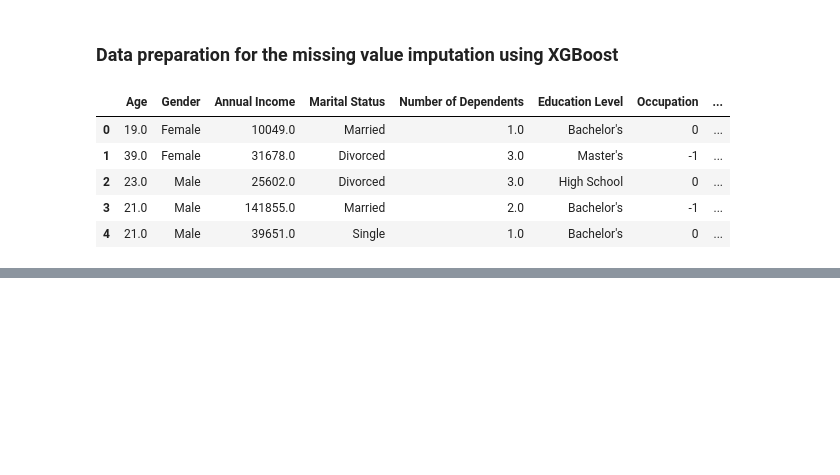
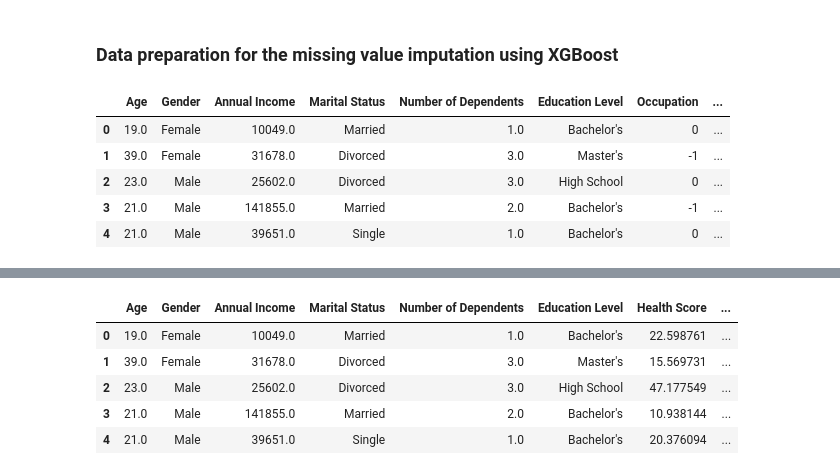
Before and after one commit to 1Anand1/Kaggle_Playground_Series_Season_4_Episode_12_Regression_with_an_Insurance_Dataset, a Jupyter notebook: regression_with_insurnace_dataset.ipynb, the cells around one changed output, grey strips where cells are left out. Cells and saved outputs as stored; diff of their text form; code cells hidden in the pictures; blank space fills up the shorter version.

Commit message:
Completed the missing value imputation & now the dataframe is ready for the EDA.

```diff
--- a/regression_with_insurnace_dataset.ipynb
+++ b/regression_with_insurnace_dataset.ipynb
@@ -307,3 +307,13 @@ y_occu_test=xgb_occu.predict(df_occu_test)
 # %%
 # Now adding the y_occu_test directly into the df_train
 df_train.loc[df_train['Occupation']==-1,'Occupation']=y_occu_test
+# %%
+# Checking the first 5 rows of df_prev_claim
+df_prev_claim.head()
+# %% [output]
+|  | Age | Gender | Annual Income | Marital Status | Number of Dependents | Education Level | Health Score | ... |
+| 0 | 19.0 | Female | 10049.0 | Married | 1.0 | Bachelor's | 22.598761 | ... |
+| 1 | 39.0 | Female | 31678.0 | Divorced | 3.0 | Master's | 15.569731 | ... |
+| 2 | 23.0 | Male | 25602.0 | Divorced | 3.0 | High School | 47.177549 | ... |
+| 3 | 21.0 | Male | 141855.0 | Married | 2.0 | Bachelor's | 10.938144 | ... |
+| 4 | 21.0 | Male | 39651.0 | Single | 1.0 | Bachelor's | 20.376094 | ... |
```
Also changed, not shown: parts of 18 cells of this notebook.
